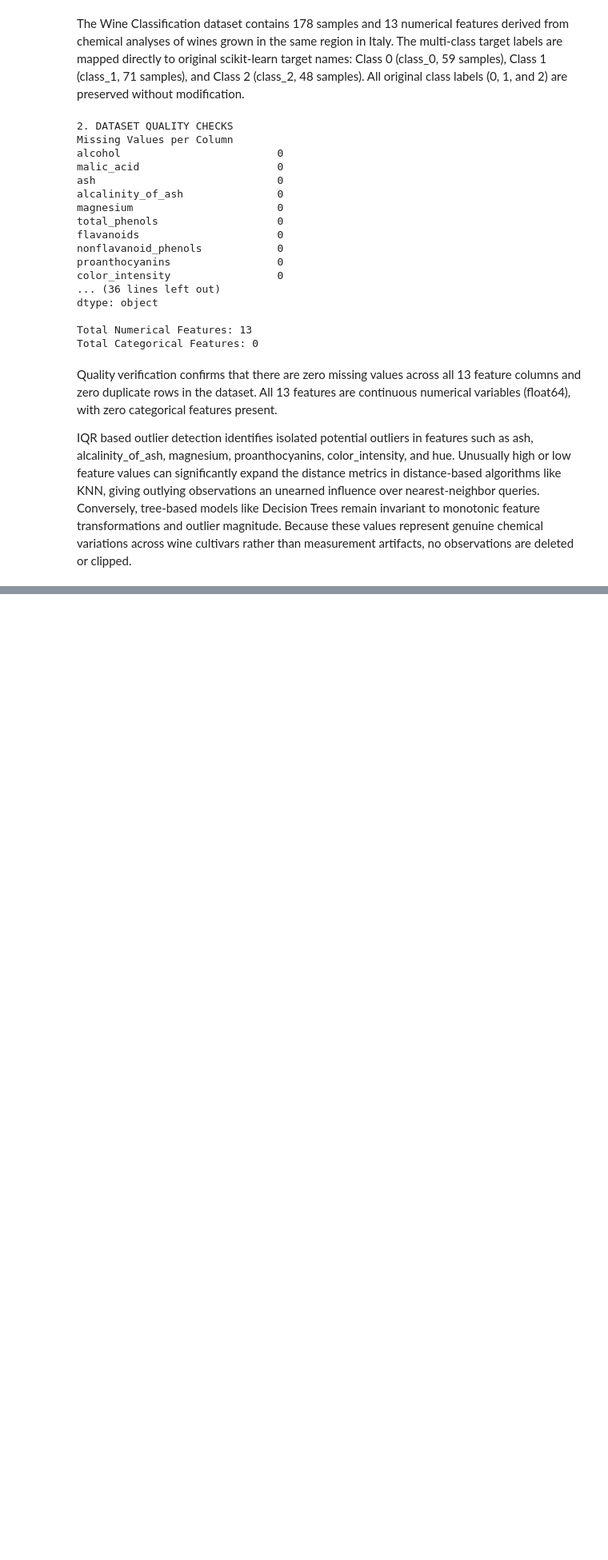
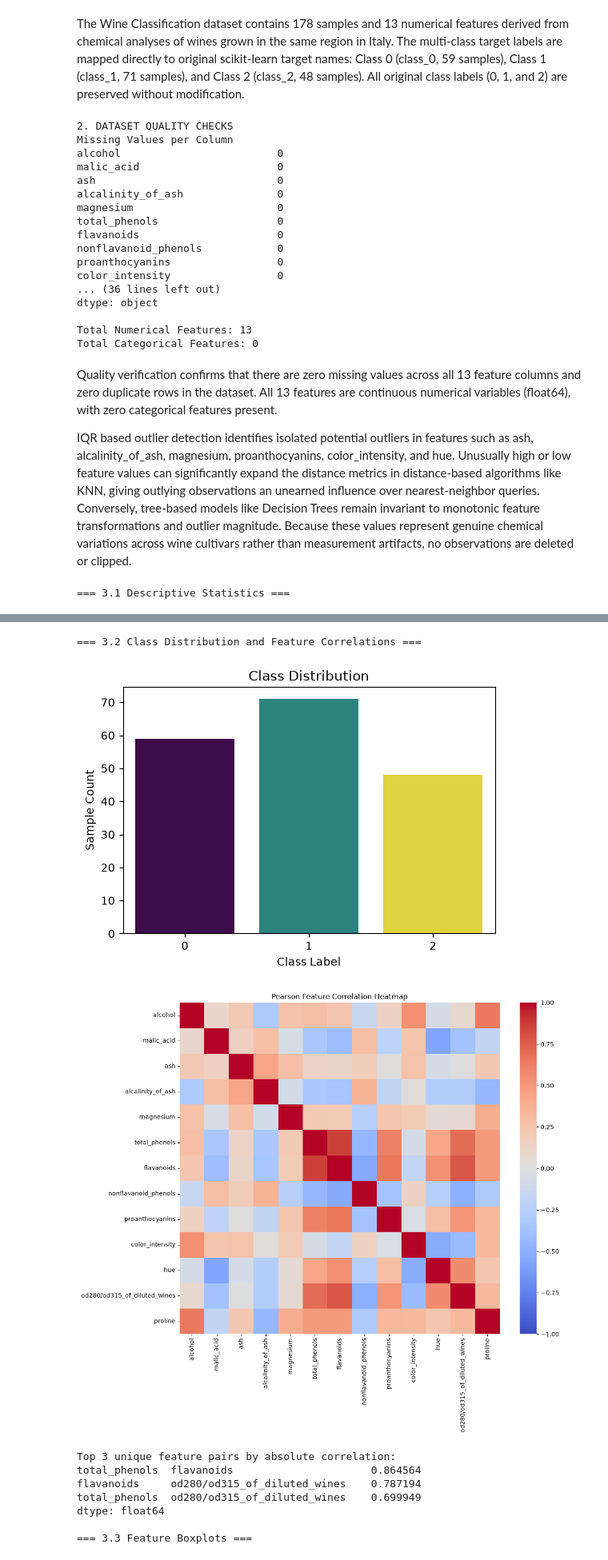
Before and after one commit to Mnour3593/ML-Midterm, a Jupyter notebook: wine.ipynb, the cells around one changed output, grey strips where cells are left out. Shown at 80% size. Cells and saved outputs as stored; diff of their text form; code cells hidden in the pictures; blank space fills up the shorter version.

```diff
--- a/wine.ipynb
+++ b/wine.ipynb
@@ -114,3 +114,69 @@ Total Categorical Features: 0
 Quality verification confirms that there are zero missing values across all 13 feature columns and zero duplicate rows in the dataset. All 13 features are continuous numerical variables (float64), with zero categorical features present.
 
 IQR based outlier detection identifies isolated potential outliers in features such as ash, alcalinity_of_ash, magnesium, proanthocyanins, color_intensity, and hue. Unusually high or low feature values can significantly expand the distance metrics in distance-based algorithms like KNN, giving outlying observations an unearned influence over nearest-neighbor queries. Conversely, tree-based models like Decision Trees remain invariant to monotonic feature transformations and outlier magnitude. Because these values represent genuine chemical variations across wine cultivars rather than measurement artifacts, no observations are deleted or clipped.
+# %%
+import matplotlib.pyplot as plt
+import seaborn as sns
+
+# ==========================================
+# 3. Exploratory Data Analysis (EDA)
+# ==========================================
+
+print("=== 3.1 Descriptive Statistics ===")
+# Generate descriptive stats: mean, median (50%), min, max, std, Q1 (25%), Q3 (75%)
+desc_stats = X.describe().T[['mean', '50%', 'min', 'max', 'std', '25%', '75%']]
+desc_stats = desc_stats.rename(columns={'50%': 'median', '25%': 'Q1', '75%': 'Q3'})
+display(desc_stats)
+
+# ==========================================
+# 3.2 Class Distribution & Correlations
+# ==========================================
+print("\n=== 3.2 Class Distribution and Feature Correlations ===")
+
+# Plot Class Distribution
+plt.figure(figsize=(6, 4))
+sns.countplot(x=y, hue=y, palette="viridis", legend=False)
+plt.title("Class Distribution")
+plt.savefig("figures/wine_class_distribution.png", dpi=150, bbox_inches="tight")
+plt.xlabel("Class Label")
+plt.ylabel("Sample Count")
+plt.show()
+
+# Plot Pearson Feature-Correlation Heatmap
+plt.figure(figsize=(12, 10))
+corr_matrix = X.corr(method='pearson')
+sns.heatmap(corr_matrix, annot=False, cmap='coolwarm', vmin=-1, vmax=1)
+plt.title("Pearson Feature Correlation Heatmap")
+plt.savefig("figures/wine_correlation_heatmap.png", dpi=150, bbox_inches="tight")
+plt.show()
+
+# Extract top 3 unique feature pairs by absolute correlation
+upper_triangle = np.triu(np.ones(corr_matrix.shape, dtype=bool), k=1)
+corr_pairs = corr_matrix.where(upper_triangle).abs().stack().sort_values(ascending=False)
+top_3_pairs = corr_pairs.head(3)
+
+print("Top 3 unique feature pairs by absolute correlation:")
+print(top_3_pairs)
+
+# ==========================================
+# 3.3 Boxplots
+# ==========================================
+print("\n=== 3.3 Feature Boxplots ===")
+# Group features into subsets so boxplots remain readable
+features = X.columns
+features_per_plot = 10
+num_plots = (len(features) + features_per_plot - 1) // features_per_plot
+
+for i in range(num_plots):
+    start_idx = i * features_per_plot
+    end_idx = min((i + 1) * features_per_plot, len(features))
+    subset_cols = features[start_idx:end_idx]
+
+    plt.figure(figsize=(12, 6))
+    sns.boxplot(data=X[subset_cols], orient="h", palette="Set2")
+    plt.title(f"Feature Boxplots (Features {start_idx+1} to {end_idx})")
+    plt.savefig(f"figures/wine_boxplots_{i+1}.png", dpi=150, bbox_inches="tight")
+    plt.xlabel("Value")
+    plt.show()
+# %% [output]
+=== 3.1 Descriptive Statistics ===
@@ -116,0 +197,10 @@ IQR based outlier detection identifies isolated potential outliers in features s
+=== 3.2 Class Distribution and Feature Correlations ===
+[figure, added]
+[figure, added]
+Top 3 unique feature pairs by absolute correlation:
+total_phenols  flavanoids                      0.864564
+flavanoids     od280/od315_of_diluted_wines    0.787194
+total_phenols  od280/od315_of_diluted_wines    0.699949
+dtype: float64
+
+=== 3.3 Feature Boxplots ===
```
Also changed, not shown: parts of 8 cells of this notebook, 34 other files.
